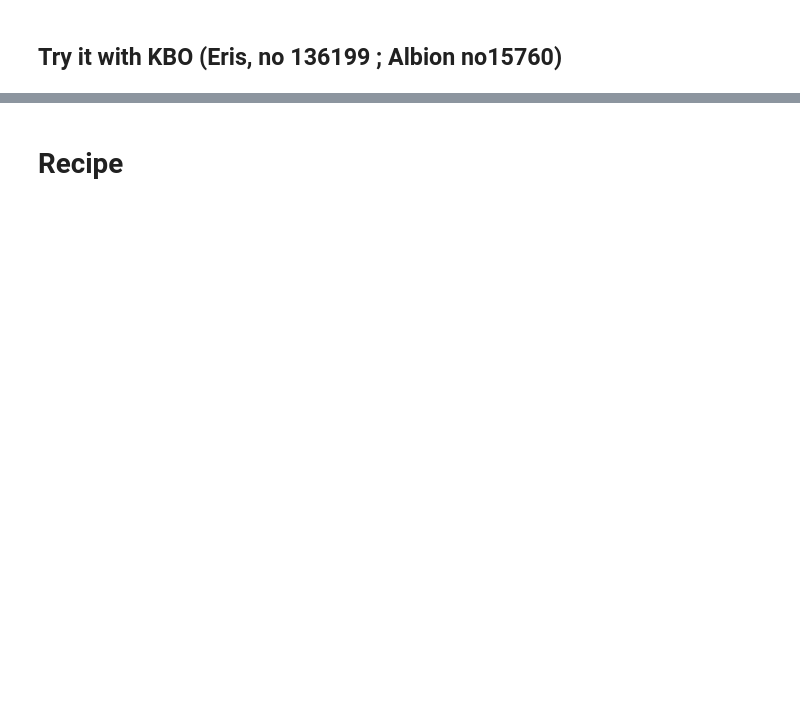
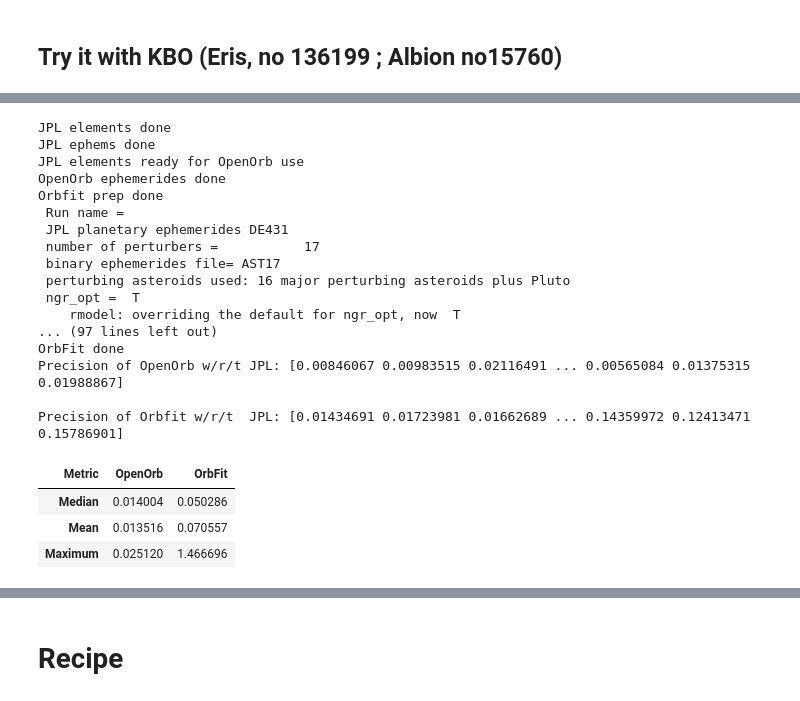
Before and after one commit to dirac-institute/iCompare, a Jupyter notebook: 2019OK.ipynb, the cells around one changed output, grey strips where cells are left out. Cells and saved outputs as stored; diff of their text form; code cells hidden in the pictures; blank space fills up the shorter version.

```diff
--- a/2019OK.ipynb
+++ b/2019OK.ipynb
@@ -398,17 +394,17 @@ def get_ephem_OrbFit(obj_id, el_jpl, start, stop, obs):
     print("Orbfit prep done")
 
     ! (cd 2019OK && ./fitobs.x < ast.inp) # > /dev/null inside parenth when fixed
-    df = pd.read_fwf(f'2019OK/temp.eph', skiprows=4, header=None, colspecs=[(20,32),(35,37),(38,40),(41,47),(49,50),(50, 52),(53, 55), (56, 61)])
+    df = pd.read_fwf(f'2019OK/temp.eph', skiprows=4, header=None, colspecs=[(20,32),(35,37),(38,40),(41,47),(49,50),(50, 52),(53, 55),(56, 61),(62,67)])
 
     df["RA"] = Angle((df[1], df[2], df[3]), unit = 'hourangle').degree
     df["DEC"] = Angle((df[5], df[6], df[7]), unit = u.deg)
     df.loc[df[4] == '-', "DEC"] *= -1
+    df['Mag'] = df[8]
 
-    RA_OrbFit = df["RA"]
-    DEC_OrbFit = df["DEC"]
-    coord_OrbFit = np.array([RA_OrbFit, DEC_OrbFit]) * u.deg
+    coord_OrbFit = np.array([df["RA"], df["DEC"]]) * u.deg
+    mag_OrbFit = np.array([df['Mag']]) * u.mag
     print("OrbFit done")
-    return coord_OrbFit
+    return coord_OrbFit, mag_OrbFit
 # %% [markdown]
 ## Outputs and comparison
 # %%
@@ -450,10 +446,32 @@ def get_ephems(obj_id, start, stop, obs):
             DEC : second column of coord_OrbFit
     '''
 
-    el_jpl, coord_jpl = get_ephem_jpl(obj_id, start, stop, obs)
-    coord_OpenOrb = get_ephem_OpenOrb(el_jpl, start, stop)
-    coord_OrbFit = get_ephem_OrbFit(obj_id, el_jpl, start, stop, obs)
+    el_jpl, coord_jpl, mag_jpl = get_ephem_jpl(obj_id, start, stop, obs)
+    coord_OpenOrb, mag_OpenOrb = get_ephem_OpenOrb(el_jpl, start, stop)
+    coord_OrbFit, mag_OrbFit = get_ephem_OrbFit(obj_id, el_jpl, start, stop, obs)
+
     return el_jpl, coord_jpl, coord_OpenOrb, coord_OrbFit
+
+
+# attempt to refactor ephems for list of objects
+
+def get_ephems2(obj_ids, start, stop, obs):
+    collector_el_jpl =
+    collector_coord_jpl = np.array()
+    collector_mag_jpl = np.array()
+    collector_coord_OpenOrb = np.array()
+    collector_mag_OrbFit = np.array()
+    collector_coord_OrbFit = np.array()
+    collector_mag_OrbFit = np.array()
+
+    for i in rangelen(obj_ids):
+        np.append(collector_, appended_array, axis=0)
+
+        el_jpl, coord_jpl, mag_jpl = get_ephem_jpl(obj_ids[i], start, stop, obs)
+        coord_OpenOrb, mag_OpenOrb = get_ephem_OpenOrb(el_jpl, start, stop)
+        coord_OrbFit, mag_OrbFit = get_ephem_OrbFit(obj_id[i], el_jpl, start, stop, obs)
+
+    return
 # %% [markdown]
 ## Difference metric
 # %%
@@ -552,4 +575,4 @@ def outputs(baseline, integrator1, integrator2):
     great_circle_diff2 = max_diff(baseline, integrator2)
     print("Precision of Orbfit w/r/t  JPL:", great_circle_diff2)
 
-    return table_gen(great_circle_diff1, great_circle_diff2)
+    return great_circle_diff1, great_circle_diff2, table_gen(great_circle_diff1, great_circle_diff2)
@@ -898,0 +971,26 @@ Name: 7, Length: 3653, dtype: float64', which is not in range [0,60). Treating a
+# %%
+el_jpl, coord_jpl, coord_OpenOrb, coord_OrbFit = get_ephems("2008 TC3", start, stop, obs)
+gcd1, gcd2, table = outputs(coord_jpl, coord_OpenOrb, coord_OrbFit)
+table
+# %% [output]
+JPL elements done
+JPL ephems done
+JPL elements ready for OpenOrb use
+OpenOrb ephemerides done
+Orbfit prep done
+ Run name =
+ JPL planetary ephemerides DE431
+ number of perturbers =           17
+ binary ephemerides file= AST17
+ perturbing asteroids used: 16 major perturbing asteroids plus Pluto
+ ngr_opt =  T
+    rmodel: overriding the default for ngr_opt, now  T
+... (97 lines left out)
+OrbFit done
+Precision of OpenOrb w/r/t JPL: [0.00846067 0.00983515 0.02116491 ... 0.00565084 0.01375315 0.01988867]
+
+Precision of Orbfit w/r/t  JPL: [0.01434691 0.01723981 0.01662689 ... 0.14359972 0.12413471 0.15786901]
+| Metric | OpenOrb | OrbFit |
+| Median | 0.014004 | 0.050286 |
+| Mean | 0.013516 | 0.070557 |
+| Maximum | 0.025120 | 1.466696 |
```
Also changed, not shown: parts of 24 cells of this notebook, 3 other files.
